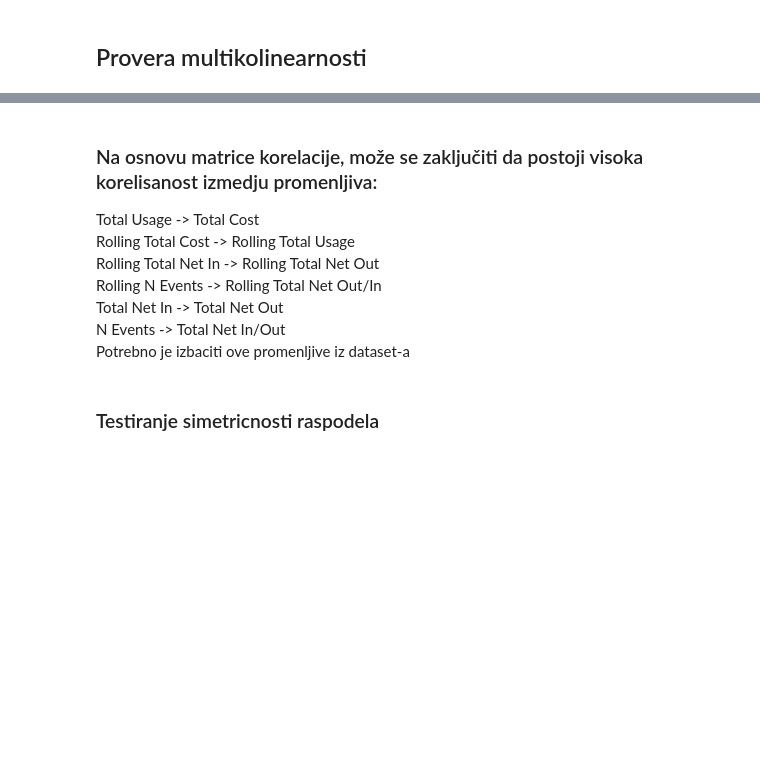
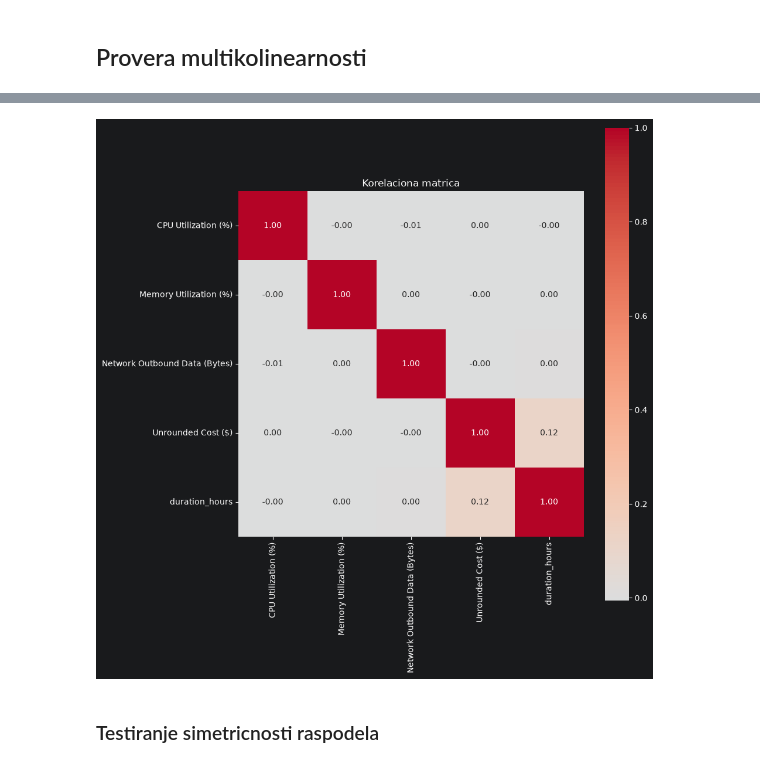
Before and after one commit to LukaDervisevic/GCPCostPreditionModel, a Jupyter notebook: gcp_nn.ipynb, the cells around one changed output, grey strips where cells are left out. Drawn from its saved outputs; the diff is of its cells as text; code cells hidden in the pictures; blank space fills up the shorter version.

Commit message:
changing dataset structure for analysis

```diff
--- a/gcp_nn.ipynb
+++ b/gcp_nn.ipynb
@@ -280,9 +180,0 @@ plot_correlation_heatmap(weekly_rolled,num_cols)
-# %% [markdown]
-### Na osnovu matrice korelacije, može se zaključiti da postoji visoka korelisanost izmedju promenljiva:
-Total Usage -> Total Cost <br>
-Rolling Total Cost -> Rolling Total Usage <br>
-Rolling Total Net In -> Rolling Total Net Out <br>
-Rolling N Events -> Rolling Total Net Out/In <br>
-Total Net In -> Total Net Out <br>
-N Events -> Total Net In/Out <br>
-Potrebno je izbaciti ove promenljive iz dataset-a
@@ -298,3 +185,7 @@ weekly_rolled = weekly_rolled.drop(columns=[
+# %%
+plot_correlation_heatmap(df,num_cols)
+# %% [output]
+[figure, added]
 # %% [markdown]
 ### Testiranje simetricnosti raspodela
 # %% [markdown]
```
Also changed, not shown: parts of 25 cells of this notebook.
